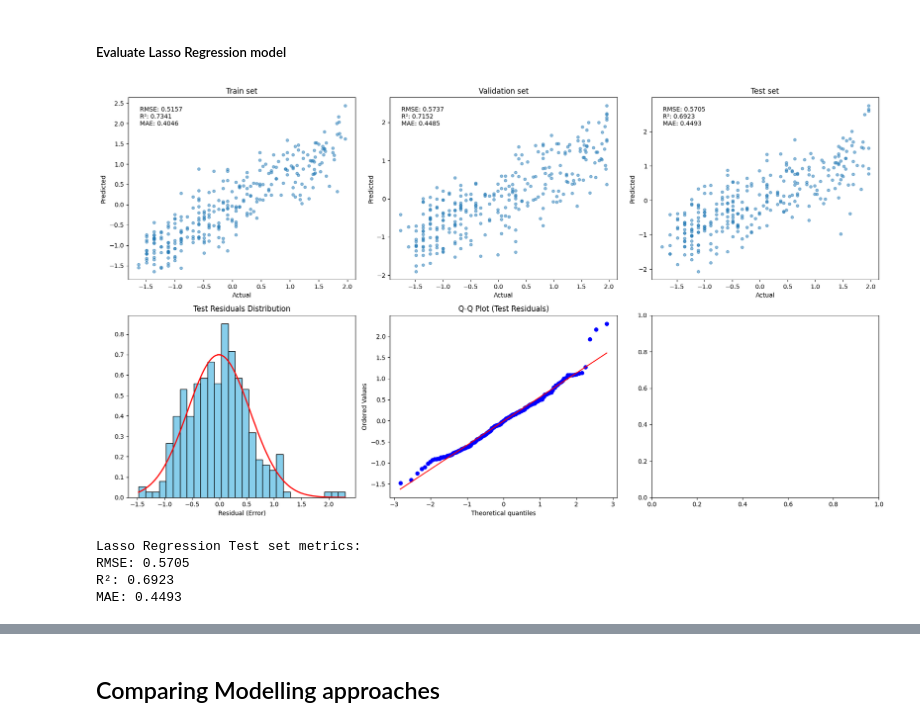
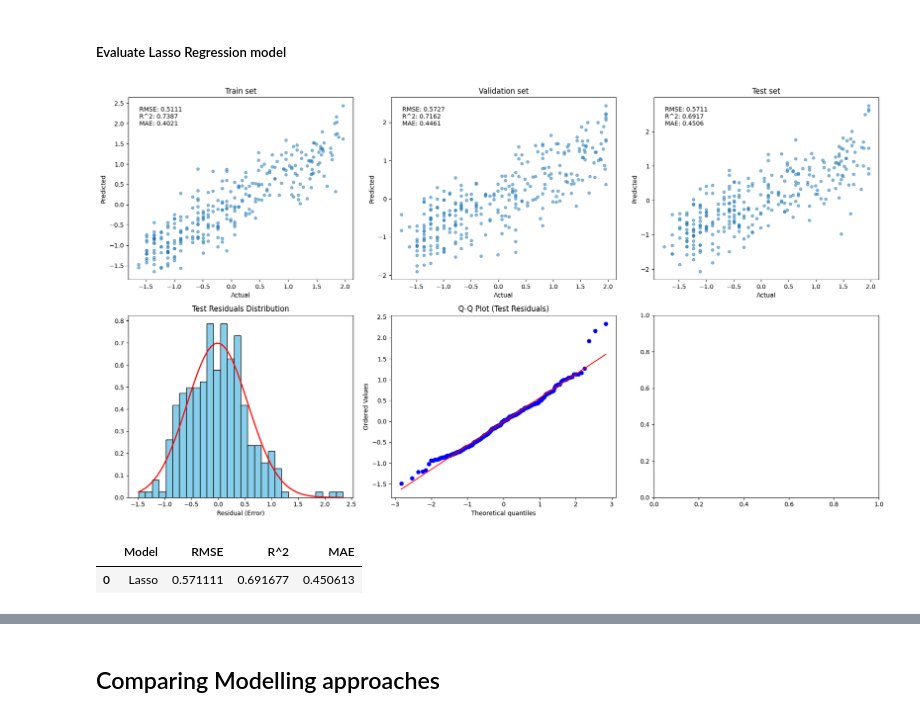
Before and after one commit to ostew5/cab420-introductory_problem_solving_tasks, a Jupyter notebook: 1. Regression.ipynb, the cells around one changed output, grey strips where cells are left out. Saved outputs shown, nothing was run; the diff lists cells and outputs as text; code cells hidden in the pictures.

Commit message:
Finalised 1. Regression

```diff
--- a/1. Regression.ipynb
+++ b/1. Regression.ipynb
@@ -297,7 +308,7 @@ MAE: 0.5070
 # remember that lambda is a keyword in python, so we're calling the array below alphas.
 #
 alphas = np.logspace(-5, 5, 10)
-passes = 3
+passes = 10
 
 # Once you've found your ridge and lasso models, evaluate them, following the approach you've used for the linear method, and compare the
 # three models.
@@ -413,9 +431,9 @@ test_res = y_test - y_test_pred_rr
 fig, axes = plt.subplots(2, 3, figsize=(18, 10))
 
 datasets = [
-    (y_train, y_train_pred, f'Train set', f'RMSE: {train_rmse:.4f}\nR²: {train_r2:.4f}\nMAE: {train_mae:.4f}', axes[0, 0]),
-    (y_val, y_val_pred, f'Validation set', f'RMSE: {val_rmse:.4f}\nR²: {val_r2:.4f}\nMAE: {val_mae:.4f}', axes[0, 1]),
-    (y_test, y_test_pred, f'Test set', f'RMSE: {test_rmse:.4f}\nR²: {test_r2:.4f}\nMAE: {test_mae:.4f}', axes[0, 2])
+    (y_train, y_train_pred, f'Train set', f'RMSE: {train_rmse:.4f}\nR^2: {train_r2:.4f}\nMAE: {train_mae:.4f}', axes[0, 0]),
+    (y_val, y_val_pred, f'Validation set', f'RMSE: {val_rmse:.4f}\nR^2: {val_r2:.4f}\nMAE: {val_mae:.4f}', axes[0, 1]),
+    (y_test, y_test_pred, f'Test set', f'RMSE: {test_rmse:.4f}\nR^2: {test_r2:.4f}\nMAE: {test_mae:.4f}', axes[0, 2])
 ]
 
 for actual, pred, title, text, ax in datasets:
@@ -442,7 +460,13 @@ axes[1, 1].set_title('Q-Q Plot (Test Residuals)')
 plt.tight_layout()
 plt.show()
 
-ridge_regression_test_set_metrics = f"Ridge Regression Test set metrics:\n{datasets[2][3]}"
-
-print(ridge_regression_test_set_metrics)
+ridge_regression_test_set_metrics = pd.DataFrame(
+    {
+        "Model": ["Ridge"],
+        "RMSE": [test_rmse],
+        "R^2": [test_r2],
+        "MAE": [test_mae]
+    }
+)
+display(ridge_regression_test_set_metrics)
 # %% [output]
@@ -563,40 +601,45 @@ test_res = y_test - y_test_pred_lar
 fig, axes = plt.subplots(2, 3, figsize=(18, 10))
 
 datasets = [
-    (y_train, y_train_pred, f'Train set', f'RMSE: {train_rmse:.4f}\nR²: {train_r2:.4f}\nMAE: {train_mae:.4f}', axes[0, 0]),
-    (y_val, y_val_pred, f'Validation set', f'RMSE: {val_rmse:.4f}\nR²: {val_r2:.4f}\nMAE: {val_mae:.4f}', axes[0, 1]),
-    (y_test, y_test_pred, f'Test set', f'RMSE: {test_rmse:.4f}\nR²: {test_r2:.4f}\nMAE: {test_mae:.4f}', axes[0, 2])
+    (y_train, y_train_pred, f'Train set', f'RMSE: {train_rmse:.4f}\nR^2: {train_r2:.4f}\nMAE: {train_mae:.4f}', axes[0, 0]),
+    (y_val, y_val_pred, f'Validation set', f'RMSE: {val_rmse:.4f}\nR^2: {val_r2:.4f}\nMAE: {val_mae:.4f}', axes[0, 1]),
+    (y_test, y_test_pred, f'Test set', f'RMSE: {test_rmse:.4f}\nR^2: {test_r2:.4f}\nMAE: {test_mae:.4f}', axes[0, 2])
 ]
 
 for actual, pred, title, text, ax in datasets:
     ax.scatter(actual, pred, alpha=0.5, s=20)
     ax.set_xlabel('Actual')
     ax.set_ylabel('Predicted')
     ax.set_title(title)
     ax.text(0.05, 0.95, text, transform=ax.transAxes, verticalalignment='top')
 
 axes[1, 0].hist(test_res, bins=30, color='skyblue', edgecolor='black', density=True)
 axes[1, 0].set_title('Test Residuals Distribution')
 axes[1, 0].set_xlabel('Residual (Error)')
 
 # Overlay Normal Distribution Curve
 mu, std = stats.norm.fit(test_res)
 x = np.linspace(test_res.min(), test_res.max(), 100)
 p = stats.norm.pdf(x, mu, std)
 axes[1, 0].plot(x, p, 'r', linewidth=2)
 
 # Q-Q Plot
 stats.probplot(test_res, dist="norm", plot=axes[1, 1])
 axes[1, 1].set_title('Q-Q Plot (Test Residuals)')
 
 plt.tight_layout()
 plt.show()
 
-lasso_regression_test_set_metrics = f"Lasso Regression Test set metrics:\n{datasets[2][3]}"
-print(lasso_regression_test_set_metrics)
+lasso_regression_test_set_metrics = pd.DataFrame(
+    {
+        "Model": ["Lasso"],
+        "RMSE": [test_rmse],
+        "R^2": [test_r2],
+        "MAE": [test_mae]
+    }
+)
+display(lasso_regression_test_set_metrics)
 # %% [output]
-[figure, old version]
+[figure, new version]
-Lasso Regression Test set metrics:
-RMSE: 0.5705
-R²: 0.6923
-MAE: 0.4493
+|  | Model | RMSE | R^2 | MAE |
+| 0 | Lasso | 0.571111 | 0.691677 | 0.450613 |
```
Also changed, not shown: parts of 11 cells of this notebook.
